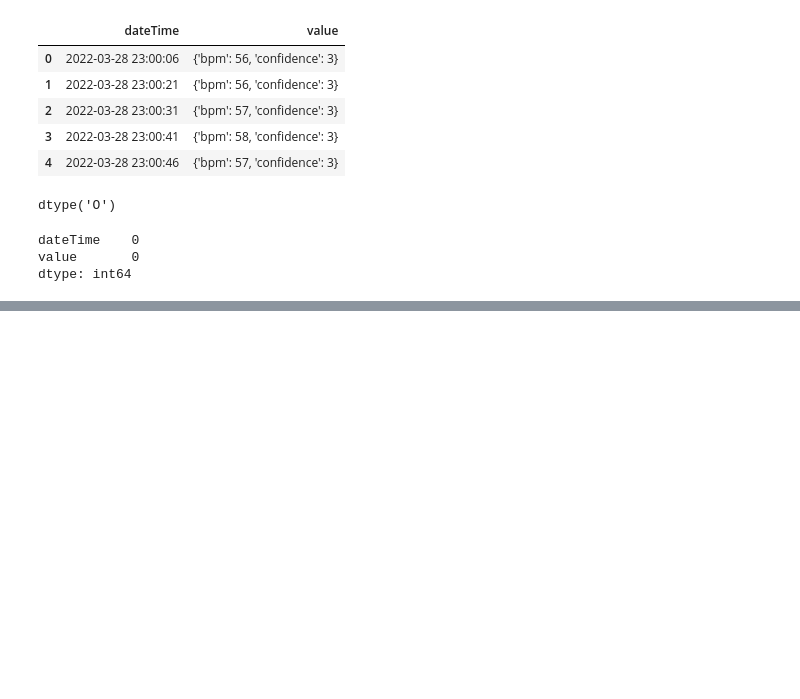
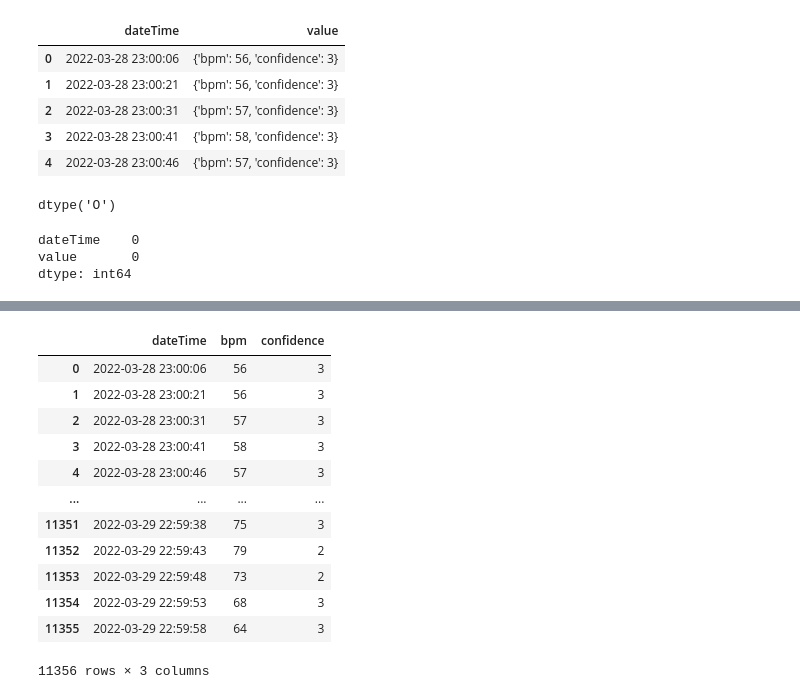
Before and after one commit to ShiYang1101/ML, a Jupyter notebook: Fitness/HR.ipynb, the cells around one changed output, grey strips where cells are left out. Drawn from its saved outputs; the diff is of its cells as text; code cells hidden in the pictures; blank space fills up the shorter version.

```diff
--- a/Fitness/HR.ipynb
+++ b/Fitness/HR.ipynb
@@ -49,0 +45,16 @@ object
+# %%
+df_fitbit
+# %% [output]
+|  | dateTime | bpm | confidence |
+| 0 | 2022-03-28 23:00:06 | 56 | 3 |
+| 1 | 2022-03-28 23:00:21 | 56 | 3 |
+| 2 | 2022-03-28 23:00:31 | 57 | 3 |
+| 3 | 2022-03-28 23:00:41 | 58 | 3 |
+| 4 | 2022-03-28 23:00:46 | 57 | 3 |
+| ... | ... | ... | ... |
+| 11351 | 2022-03-29 22:59:38 | 75 | 3 |
+| 11352 | 2022-03-29 22:59:43 | 79 | 2 |
+| 11353 | 2022-03-29 22:59:48 | 73 | 2 |
+| 11354 | 2022-03-29 22:59:53 | 68 | 3 |
+| 11355 | 2022-03-29 22:59:58 | 64 | 3 |
+11356 rows × 3 columns
```
Also changed, not shown: parts of 11 cells of this notebook.
